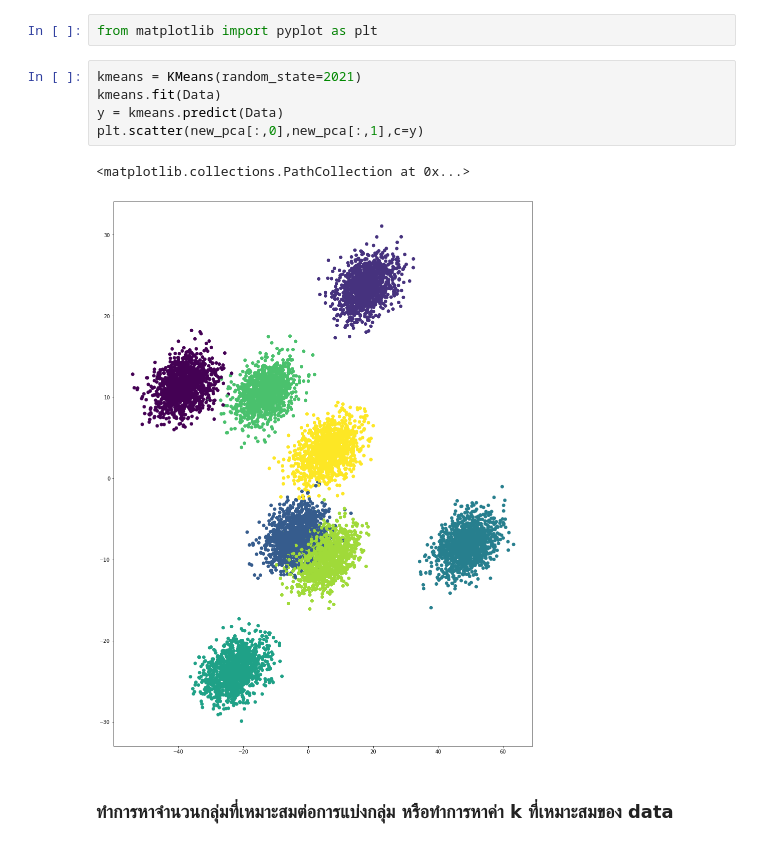
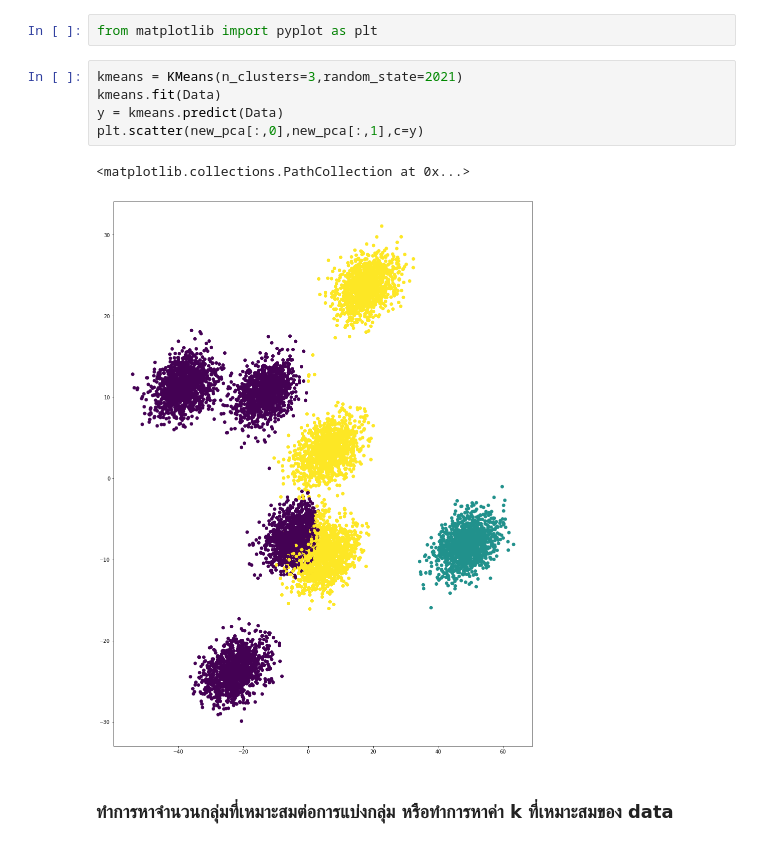
Before and after one commit to Jaomiew/Multivariate, a Jupyter notebook: Multivariate_Exam.ipynb, the cells around one changed output. Drawn from its saved outputs; the diff is of its cells as text.

```diff
--- a/Multivariate_Exam.ipynb
+++ b/Multivariate_Exam.ipynb
@@ -133,13 +138,13 @@ matplotlib.rcParams['figure.figsize']=[15,20]
 # %%
 from matplotlib import pyplot as plt
 # %%
-kmeans = KMeans(random_state=2021)
+kmeans = KMeans(n_clusters=3,random_state=2021)
 kmeans.fit(Data)
 y = kmeans.predict(Data)
 plt.scatter(new_pca[:,0],new_pca[:,1],c=y)
 # %% [output]
 <matplotlib.collections.PathCollection at 0x...>
-[figure, old version]
+[figure, new version]
 # %% [markdown]
 ### ทำการหาจำนวนกลุ่มที่เหมาะสมต่อการแบ่งกลุ่ม หรือทำการหาค่า k ที่เหมาะสมของ data
 # %% [markdown]
```
Also changed, not shown: parts of 18 cells of this notebook.
